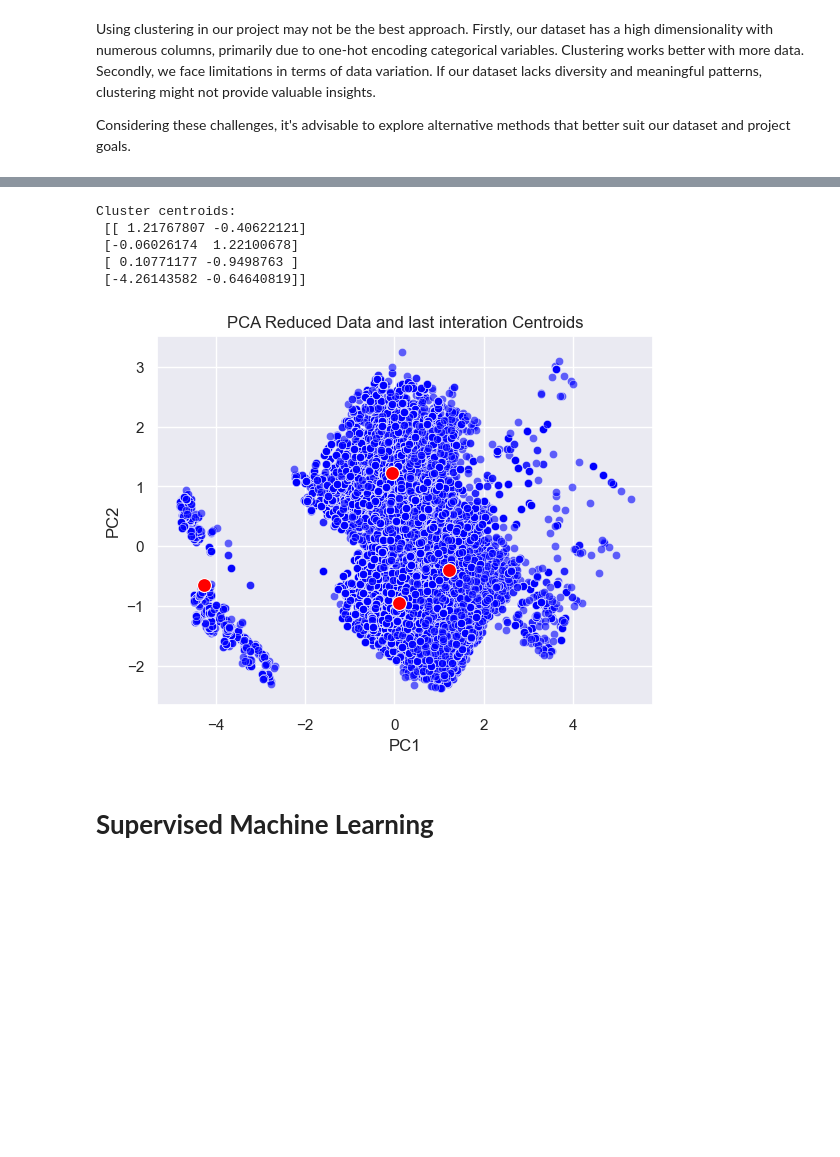
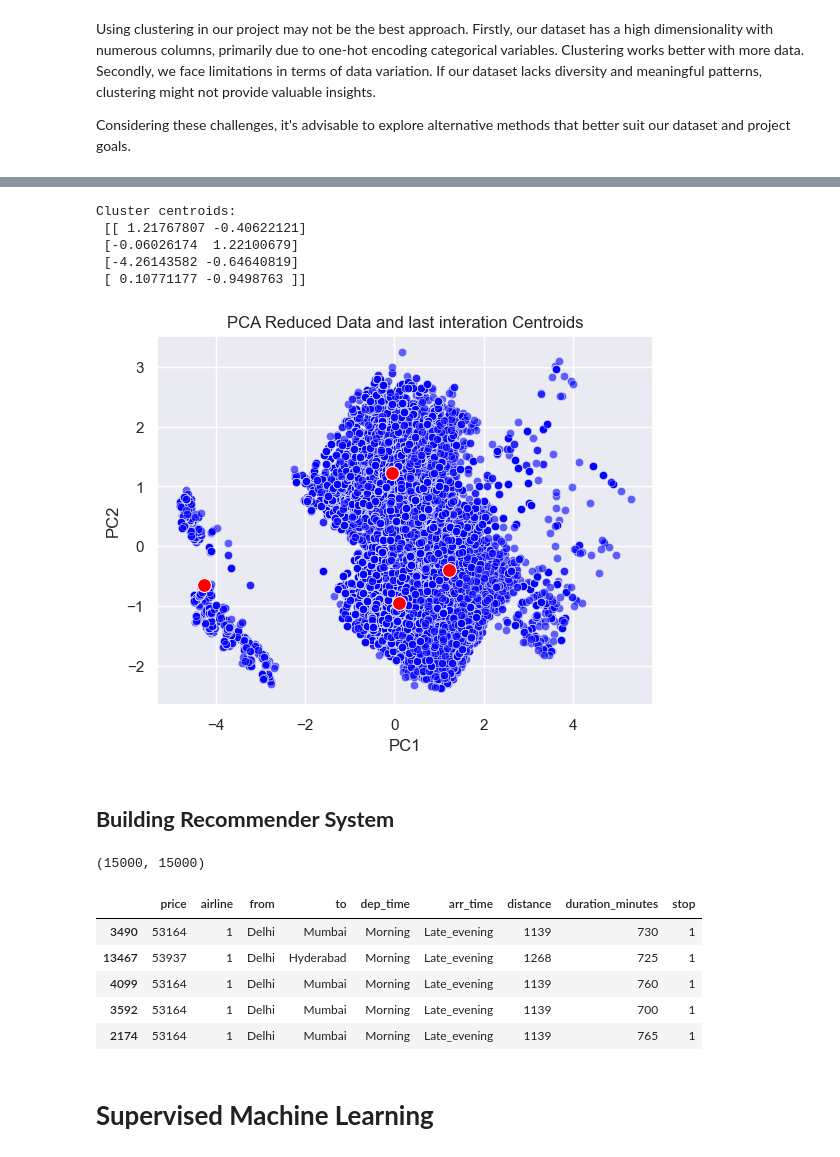
Before and after one commit to imads20/BDS23, a Jupyter notebook: M1_Final_Assignment/Preprocessing.ipynb, the cells around one changed output, grey strips where cells are left out. Cells and saved outputs as stored; diff of their text form; code cells hidden in the pictures; blank space fills up the shorter version.

```diff
--- a/M1_Final_Assignment/Preprocessing.ipynb
+++ b/M1_Final_Assignment/Preprocessing.ipynb
@@ -568,7 +569,7 @@ Principal Component Analysis (PCA) is a valuable technique for reducing dimensio
 # %%
 pca = PCA(n_components=2)
 pca.fit(df_combined)
-reduced_df = pca.transform(df_combined)
+reduced_data = pca.transform(df_combined)
 # %%
 plt.figure(figsize=(18,2))
 sns.heatmap(pd.DataFrame(pca.components_, columns=df_combined.columns), annot=True, center = 0)
@@ -619,7 +620,7 @@ plt.show()
 max_iters=1000
 k = 4
 
-centroids = reduced_df[np.random.choice(df.shape[0], k, replace=False)]
+centroids = reduced_data[np.random.choice(df.shape[0], k, replace=False)]
 
 def k_means_simple(data, k, max_iters=100):
     # 1. Initialize the k cluster centroids
@@ -642,11 +643,11 @@ def k_means_simple(data, k, max_iters=100):
     return labels, centroids
 
 # Then use the function
-labels, final_centroids = k_means_simple(reduced_df, k, max_iters)
+labels, final_centroids = k_means_simple(reduced_data, k, max_iters)
 print("Cluster centroids:\n", final_centroids)
 
 # Plot observations after 100st interation
-sns.scatterplot(x=reduced_df[:, 0], y=reduced_df[:, 1], alpha=0.6, color='blue')
+sns.scatterplot(x=reduced_data[:, 0], y=reduced_data[:, 1], alpha=0.6, color='blue')
 
 # Plot centroids
 sns.scatterplot(x=final_centroids[:, 0], y=final_centroids[:, 1], color='red', s=100)
@@ -657,10 +658,35 @@ plt.show()
 # %% [output]
 Cluster centroids:
  [[ 1.21767807 -0.40622121]
- [-0.06026174  1.22100678]
- [ 0.10771177 -0.9498763 ]
- [-4.26143582 -0.64640819]]
+ [-0.06026174  1.22100679]
+ [-4.26143582 -0.64640819]
+ [ 0.10771177 -0.9498763 ]]
 [figure]
+# %% [markdown]
+## **Building Recommender System**
+# %%
+# Convert our reduced data into a dataframe
+df_reduced = pd.DataFrame(reduced_data)
+
+# Due to the size of your dataset and limits to computational power, we take the first 15000 observations of the full dataset
+random_seed = 42 # always take the same random sample
+df_reduced = df_reduced[:15000]
+
+# Calculate euclidean distances
+euclidean_matrix = euclidean_distances(df_reduced)
+euclidean_matrix.shape
+# %% [output]
+(15000, 15000)
+# %%
+ixs = np.argsort(euclidean_matrix[776,:])
+pd.DataFrame(df, index=ixs).drop_duplicates()[:5]
+# %% [output]
+|  | price | airline | from | to | dep_time | arr_time | distance | duration_minutes | stop |
+| 3490 | 53164 | 1 | Delhi | Mumbai | Morning | Late_evening | 1139 | 730 | 1 |
+| 13467 | 53937 | 1 | Delhi | Hyderabad | Morning | Late_evening | 1268 | 725 | 1 |
+| 4099 | 53164 | 1 | Delhi | Mumbai | Morning | Late_evening | 1139 | 760 | 1 |
+| 3592 | 53164 | 1 | Delhi | Mumbai | Morning | Late_evening | 1139 | 700 | 1 |
+| 2174 | 53164 | 1 | Delhi | Mumbai | Morning | Late_evening | 1139 | 765 | 1 |
 # %% [markdown]
 # **Supervised Machine Learning**
 # %% [markdown]
```
Also changed, not shown: parts of 10 cells of this notebook, 3 other files.
